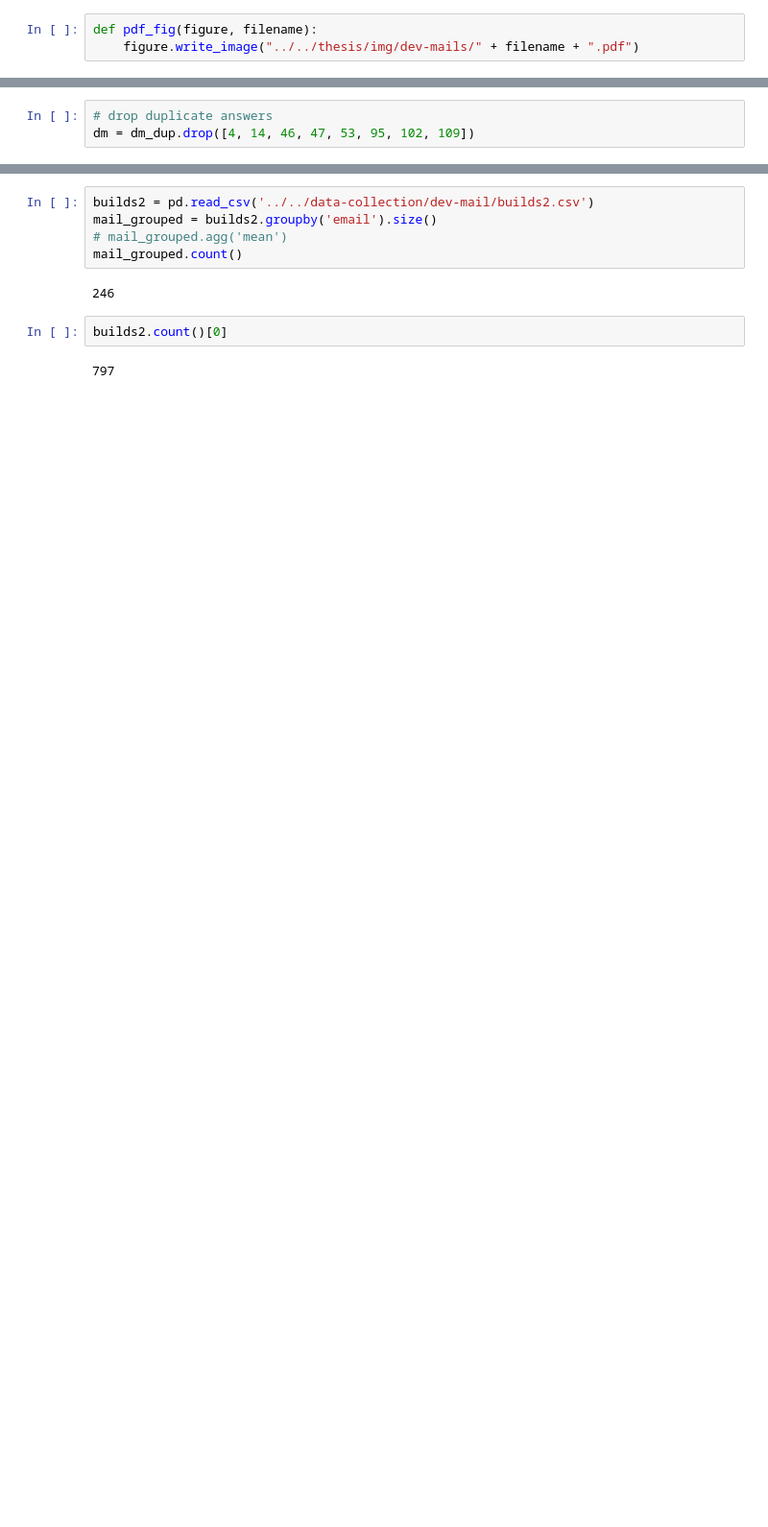
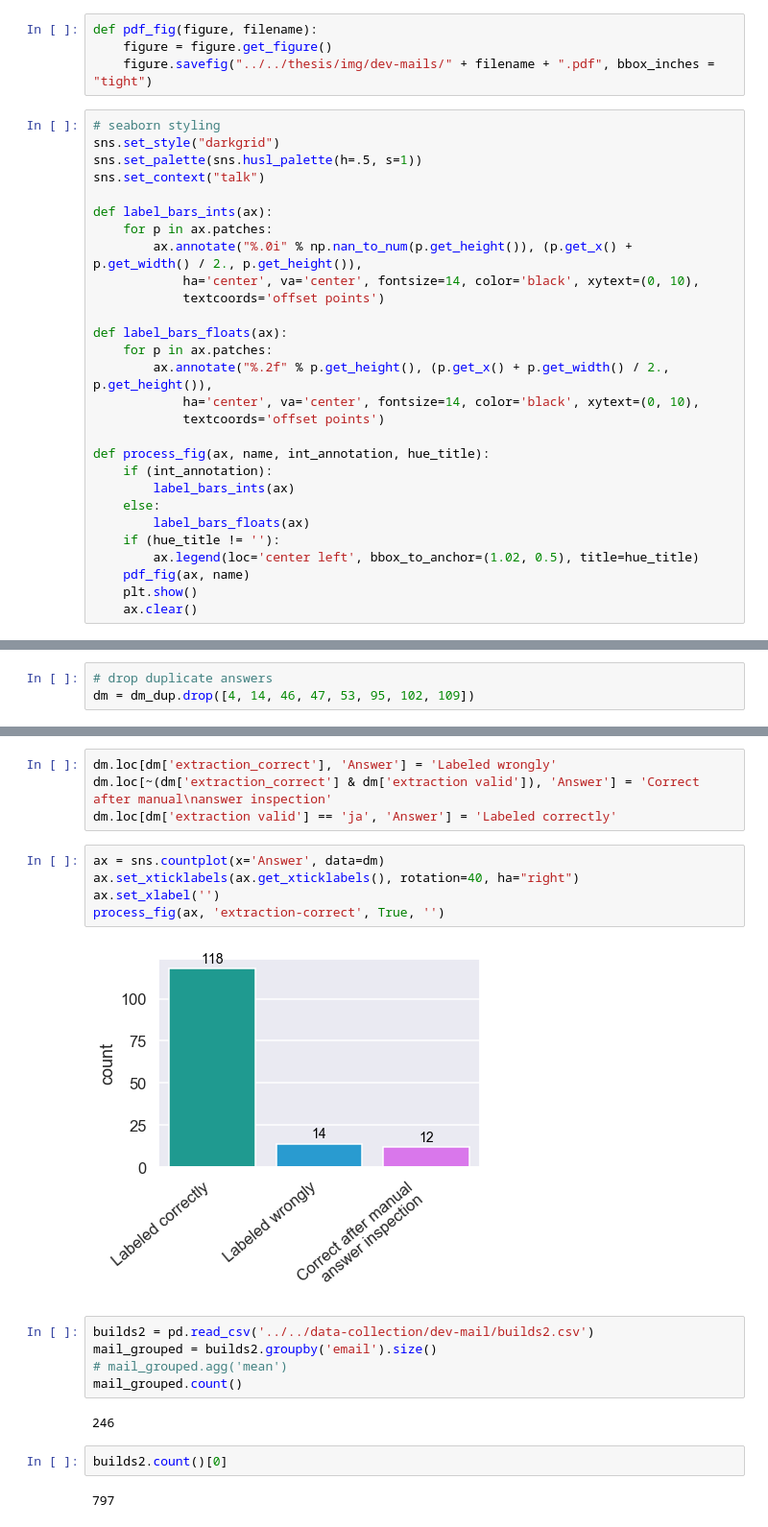
Before and after one commit to lacinoire/master-thesis, a Jupyter notebook: evaluation/results/dev_mails_data_analysis.ipynb, the cells around one changed output, grey strips where cells are left out. Shown: that part at 96% size. Saved outputs shown, nothing was run; the diff lists cells and outputs as text; blank space fills up the shorter version.

Commit message:
new dev mails images

```diff
--- a/evaluation/results/dev_mails_data_analysis.ipynb
+++ b/evaluation/results/dev_mails_data_analysis.ipynb
@@ -8,6 +11,35 @@ import plotly.graph_objects as go
 # %%
 def pdf_fig(figure, filename):
-    figure.write_image("../../thesis/img/dev-mails/" + filename + ".pdf")
+    figure = figure.get_figure()
+    figure.savefig("../../thesis/img/dev-mails/" + filename + ".pdf", bbox_inches = "tight")
+# %%
+# seaborn styling
+sns.set_style("darkgrid")
+sns.set_palette(sns.husl_palette(h=.5, s=1))
+sns.set_context("talk")
+
+def label_bars_ints(ax):
+    for p in ax.patches:
+        ax.annotate("%.0i" % np.nan_to_num(p.get_height()), (p.get_x() + p.get_width() / 2., p.get_height()),
+            ha='center', va='center', fontsize=14, color='black', xytext=(0, 10),
+            textcoords='offset points')
+
+def label_bars_floats(ax):
+    for p in ax.patches:
+        ax.annotate("%.2f" % p.get_height(), (p.get_x() + p.get_width() / 2., p.get_height()),
+            ha='center', va='center', fontsize=14, color='black', xytext=(0, 10),
+            textcoords='offset points')
+
+def process_fig(ax, name, int_annotation, hue_title):
+    if (int_annotation):
+        label_bars_ints(ax)
+    else:
+        label_bars_floats(ax)
+    if (hue_title != ''):
+        ax.legend(loc='center left', bbox_to_anchor=(1.02, 0.5), title=hue_title)
+    pdf_fig(ax, name)
+    plt.show()
+    ax.clear()
 # %%
 dm_dup = pd.read_csv('dev-mails-data.csv')
 # %%
@@ -67,3 +72,14 @@ fig.show()
+# %%
+dm.loc[dm['extraction_correct'], 'Answer'] = 'Labeled wrongly'
+dm.loc[~(dm['extraction_correct'] & dm['extraction valid']), 'Answer'] = 'Correct after manual\nanswer inspection'
+dm.loc[dm['extraction valid'] == 'ja', 'Answer'] = 'Labeled correctly'
+# %%
+ax = sns.countplot(x='Answer', data=dm)
+ax.set_xticklabels(ax.get_xticklabels(), rotation=40, ha="right")
+ax.set_xlabel('')
+process_fig(ax, 'extraction-correct', True, '')
+# %% [output]
+[figure, added]
 # %%
 builds2 = pd.read_csv('../../data-collection/dev-mail/builds2.csv')
 mail_grouped = builds2.groupby('email').size()
```
Also changed, not shown: parts of 12 cells of this notebook, 6 other files.
